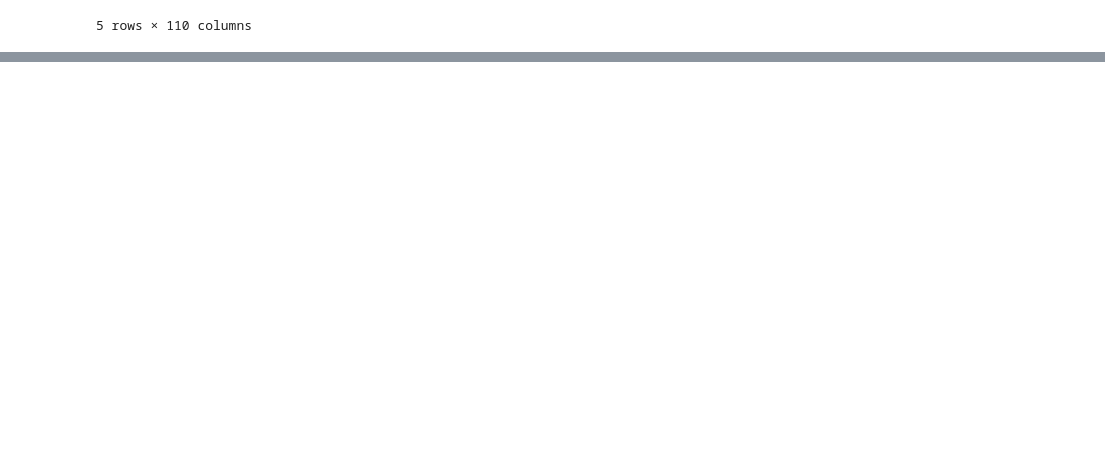
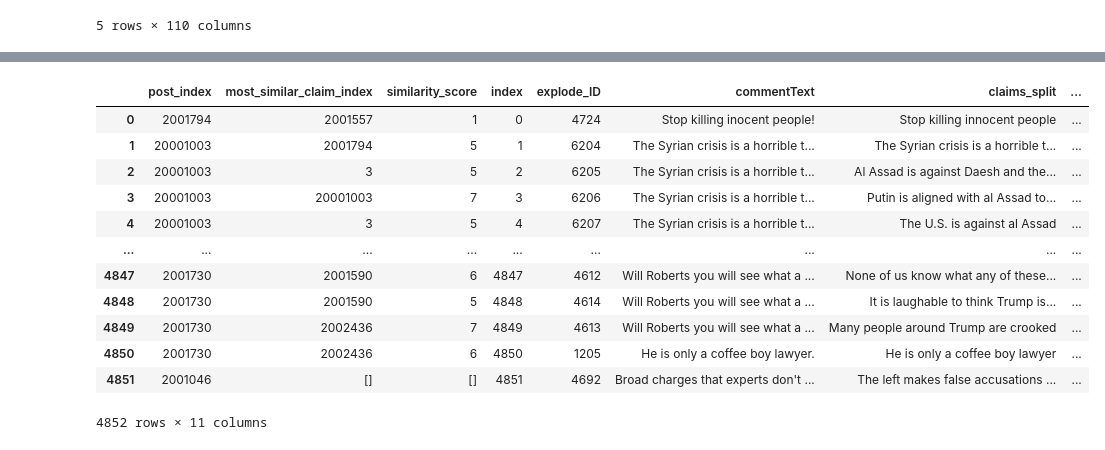
Before and after one commit to cl-trier/TWON-Exploration, a Jupyter notebook: 38--Prompt-diversity-PublicSphere-data.ipynb, the cells around one changed output, grey strips where cells are left out. Drawn from its saved outputs; the diff is of its cells as text; code cells hidden in the pictures; blank space fills up the shorter version.

```diff
--- a/38--Prompt-diversity-PublicSphere-data.ipynb
+++ b/38--Prompt-diversity-PublicSphere-data.ipynb
@@ -994,0 +2132,14 @@ dataset_claim_embeds.to_parquet(f'{CFG.report_dir}/pubsphere.claim_embed.parquet
+# %%
+not_in_frame = similarity_claim[~similarity_claim['post_index'].isin(frame['Mark_ID'])]
+print("Values in similarity_claim.post_index not in frame.post_index:")
+print(not_in_frame)
+
+# Identify values in frame.post_index that are not in similarity_claim.post_index
+not_in_similarity_claim = frame[~frame['Mark_ID'].isin(similarity_claim['post_index'])]
+print("\nValues in frame.post_index not in similarity_claim.post_index:")
+print(not_in_similarity_claim)
+
+# Find common values in both post_index columns
+common_values = similarity_claim[similarity_claim['post_index'].isin(frame['Mark_ID'])]
+print("\nCommon values in both post_index columns:")
+print(common_values)
@@ -994,0 +2164,3 @@ dataset_claim_embeds.to_parquet(f'{CFG.report_dir}/pubsphere.claim_embed.parquet
+# %%
+#common values appears to show the link with the output results:
+common_values = common_values.join(frame['explode_ID'])
@@ -994,0 +2183,29 @@ dataset_claim_embeds.to_parquet(f'{CFG.report_dir}/pubsphere.claim_embed.parquet
+# %%
+#similarity_claim = similarity_claim.join(YT_input_sort.set_index('dataset_index')['commentText'], rsuffix='_target')
+common_values = common_values.merge(YT_input_sort.loc[:, ['commentText','claims_split', 'explode_index']], left_on='explode_ID', right_on='explode_index', suffixes=('', '_target'))
+# %%
+def convert_to_int(value):
+    if isinstance(value, list):
+        return np.nan
+    try:
+        return int(value)
+    except ValueError:
+        return np.nan
+
+common_values.loc[:, 'most_similar_claim_index_int'] = common_values.loc[:, 'most_similar_claim_index'].apply(convert_to_int)
+# %%
+common_values.merge(YT_claim_embeds.loc[:, ['Mark_ID', 'commentText']], left_on = 'most_similar_claim_index_int', right_on = 'Mark_ID' , suffixes=('', '_source'), how='left')
+# %% [output]
+|  | post_index | most_similar_claim_index | similarity_score | index | explode_ID | commentText | claims_split | ... |
+| 0 | 2001794 | 2001557 | 1 | 0 | 4724 | Stop killing inocent people! | Stop killing innocent people | ... |
+| 1 | 20001003 | 2001794 | 5 | 1 | 6204 | The Syrian crisis is a horrible t... | The Syrian crisis is a horrible t... | ... |
+| 2 | 20001003 | 3 | 5 | 2 | 6205 | The Syrian crisis is a horrible t... | Al Assad is against Daesh and the... | ... |
+| 3 | 20001003 | 20001003 | 7 | 3 | 6206 | The Syrian crisis is a horrible t... | Putin is aligned with al Assad to... | ... |
+| 4 | 20001003 | 3 | 5 | 4 | 6207 | The Syrian crisis is a horrible t... | The U.S. is against al Assad | ... |
+| ... | ... | ... | ... | ... | ... | ... | ... | ... |
+| 4847 | 2001730 | 2001590 | 6 | 4847 | 4612 | Will Roberts you will see what a ... | None of us know what any of these... | ... |
+| 4848 | 2001730 | 2001590 | 5 | 4848 | 4614 | Will Roberts you will see what a ... | It is laughable to think Trump is... | ... |
+| 4849 | 2001730 | 2002436 | 7 | 4849 | 4613 | Will Roberts you will see what a ... | Many people around Trump are crooked | ... |
+| 4850 | 2001730 | 2002436 | 6 | 4850 | 1205 | He is only a coffee boy lawyer. | He is only a coffee boy lawyer | ... |
+| 4851 | 2001046 | [] | [] | 4851 | 4692 | Broad charges that experts don't ... | The left makes false accusations ... | ... |
+4852 rows × 11 columns
```
Also changed, not shown: parts of 161 cells of this notebook, 9 other files.
